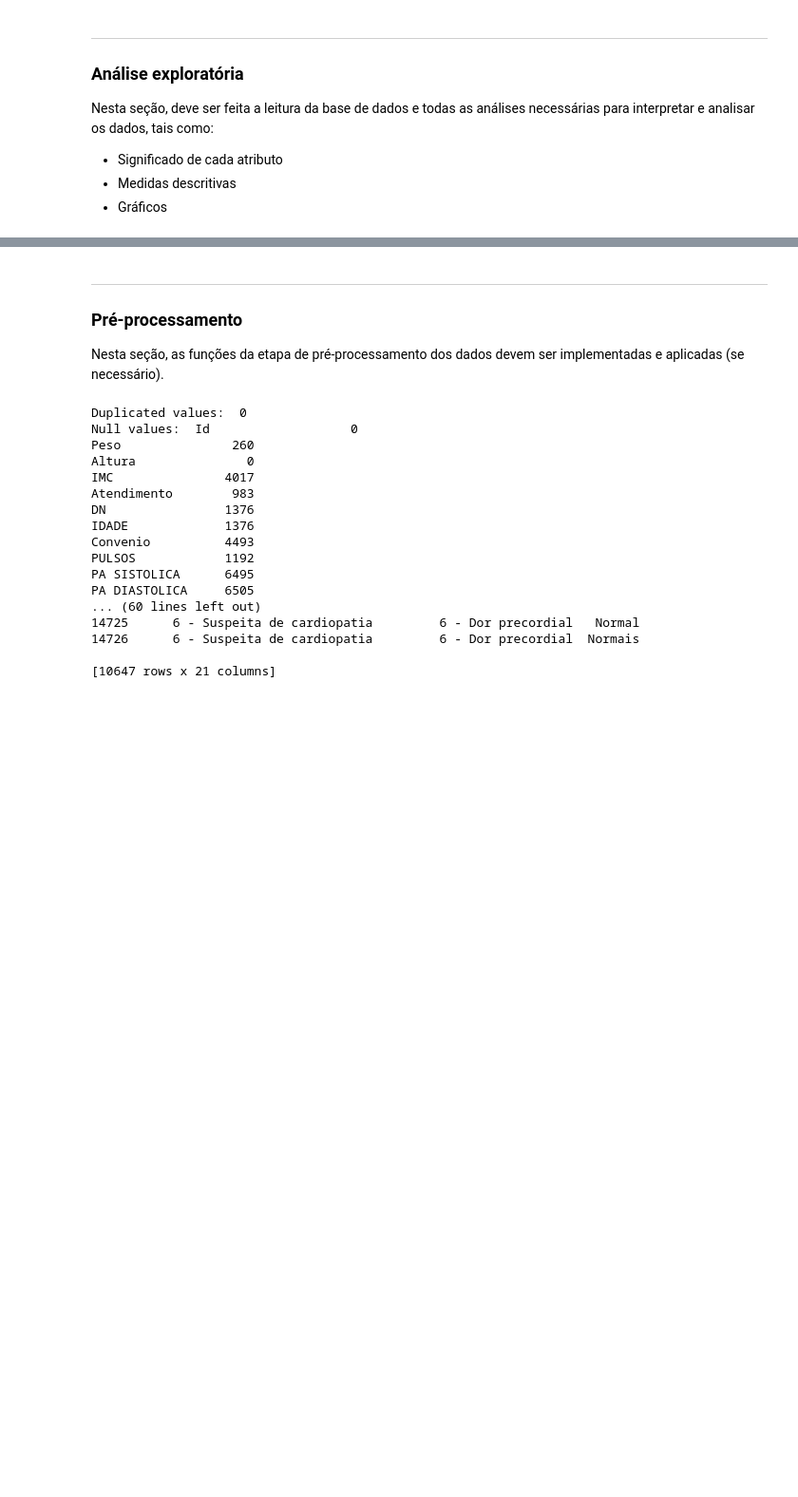
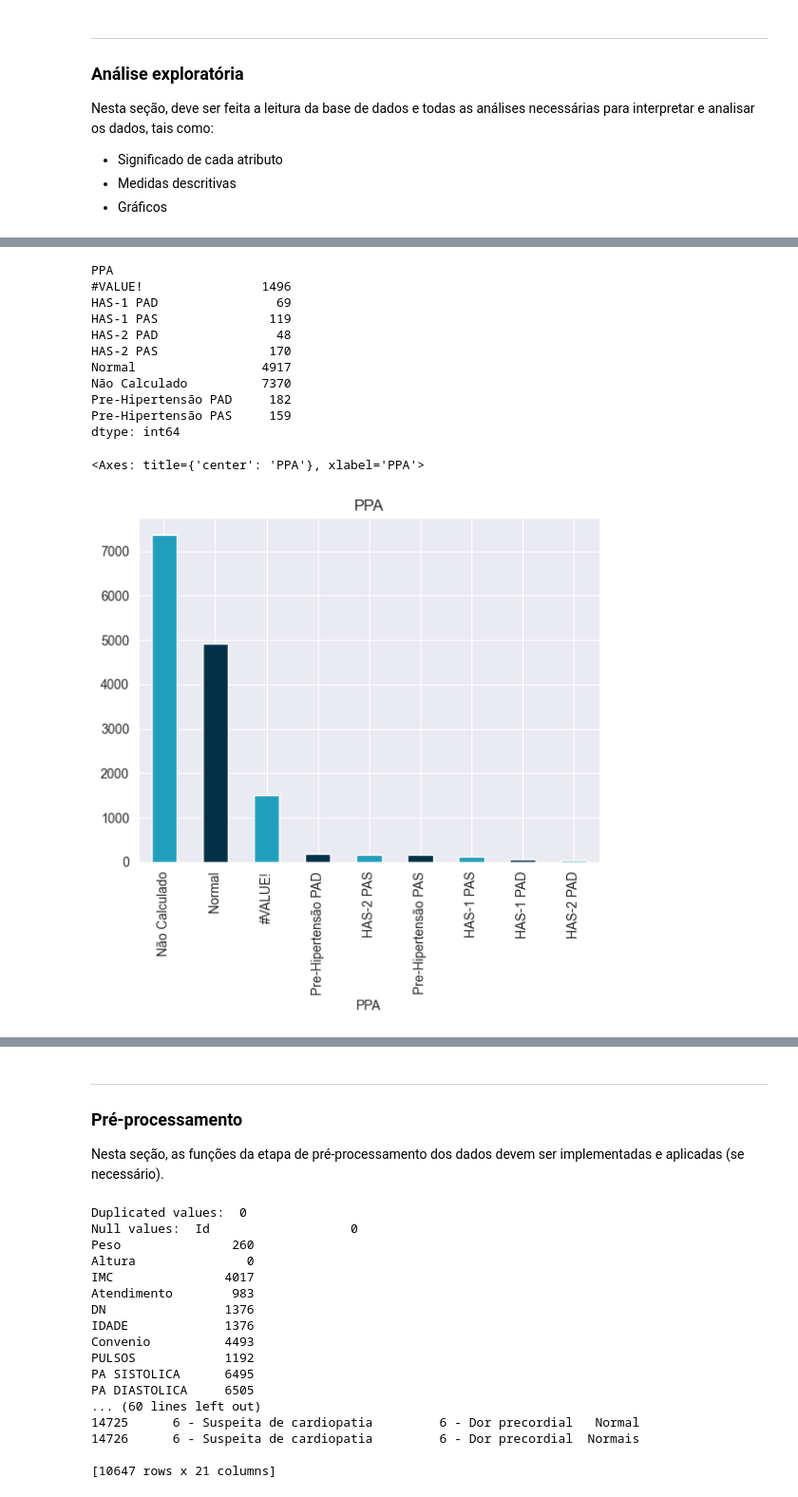
Before and after one commit to fernandoMessias/Aprendizado-de-Maquina---Deteccao-de-patologias-cardiacas-em-pacientes-pediatricos, a Jupyter notebook: main.ipynb, the cells around one changed output, grey strips where cells are left out. Shown at 95% size. Drawn from its saved outputs; the diff is of its cells as text; code cells hidden in the pictures; blank space fills up the shorter version.

```diff
--- a/main.ipynb
+++ b/main.ipynb
@@ -121,0 +192,20 @@ None
+# %%
+# Check the quantity of information by PPA
+print(df_rhp_classe.groupby(['PPA']).size())
+
+# Graphical representation
+df_rhp_classe.PPA.value_counts().plot(kind='bar', title='PPA', color = ['#219ebc', '#023047'])
+# %% [output]
+PPA
+#VALUE!                1496
+HAS-1 PAD                69
+HAS-1 PAS               119
+HAS-2 PAD                48
+HAS-2 PAS               170
+Normal                 4917
+Não Calculado          7370
+Pre-Hipertensão PAD     182
+Pre-Hipertensão PAS     159
+dtype: int64
+<Axes: title={'center': 'PPA'}, xlabel='PPA'>
+[figure, added]
```
Also changed, not shown: parts of 23 cells of this notebook.
